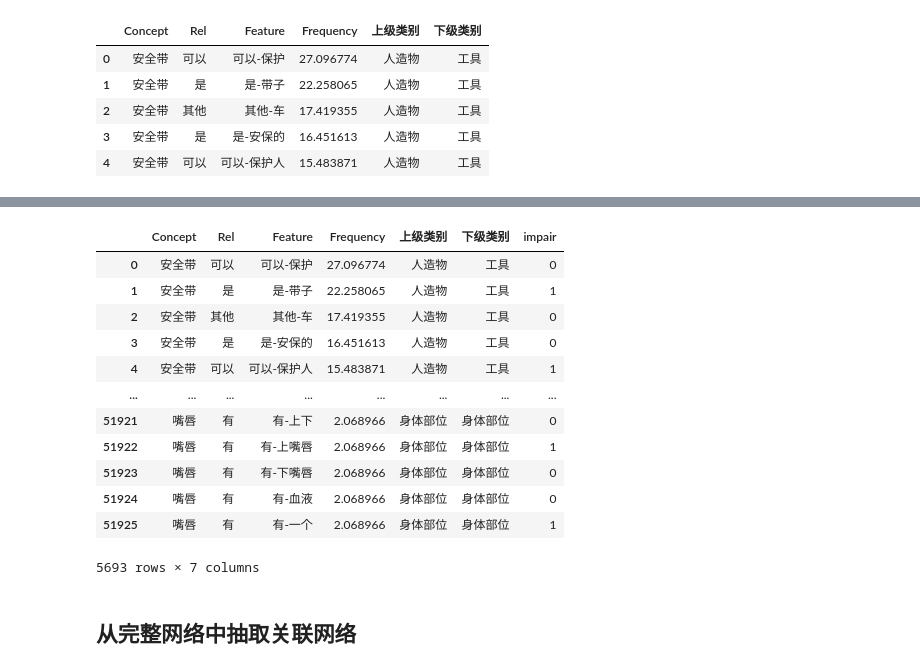
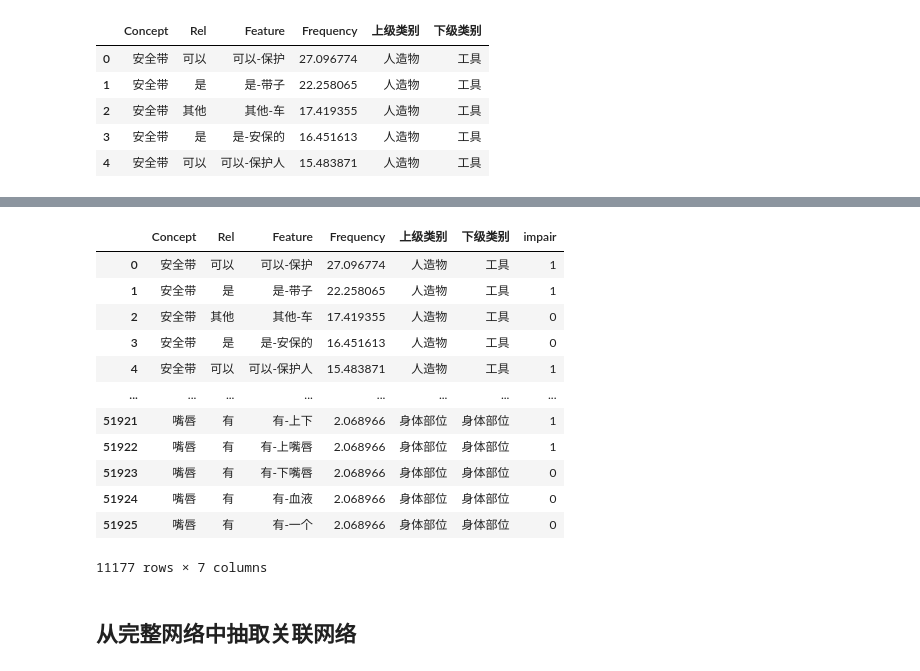
Before and after one commit to JoseZhangSH/SemanticNetwork_DataAnalysis, a Jupyter notebook: data/Data Processing.ipynb, the cells around one changed output, grey strips where cells are left out. Cells and saved outputs as stored; diff of their text form; code cells hidden in the pictures.

Commit message:
upload sample data with 276 nodes
upload sample data with 276 nodes

```diff
--- a/data/Data Processing.ipynb
+++ b/data/Data Processing.ipynb
@@ -71,6 +50,10 @@ for subcategory in subcategories:
+# %%
+cues = []
+for subcategory in subcategories:
+    cues.append(list(df_concepts[df_concepts['下级类别']==subcategory].sort_values(by=['familiarity', 'coverage','concretness'],ascending=False).head(10)["Label"]))
 # %%
 ## 提示词
-cues = [
+# cues = [
 #     ['耳朵','手掌', '脚后跟','肩膀','牙齿','鼻子'],
 #     ['鸽子','麻雀', '燕子','天鹅','喜鹊','猫头鹰'],
 #     ['猴子','狮子', '兔子','老虎','老鼠','奶牛'],
@@ -81,35 +64,6 @@ cues = [
 #     ['衬衫','毛衣', '夹克','袜子','围巾','裤子'],
 #     ['沙发','椅子', '餐桌','书柜','马桶','冰箱'],
 #     ['扫帚','雨伞', '剪刀','纱布','拐杖','筷子']
-
-    ['安全带', '洗脸盆', '针', '钢笔', '锄头'] ,
-    ['餐刀', '汤碗', '碗', '茶壶', '汤匙'] ,
-    ['鹰', '秃鹰', '燕子', '喜鹊', '野鸡'] ,
-    ['鸡蛋', '巧克力冰淇淋', '大饼', '炸酱面', '三明治'] ,
-    ['台式电脑', '灯', '复印机', '手机', '电动牙刷'] ,
-    ['橙汁', '葡萄汁', '牛奶', '豆浆', '全脂牛奶'] ,
-    ['轿车', '房车', '公交车', '马车', '有轨电车'] ,
-    ['衬衫', '跑鞋', '夹克', '风衣', '手套'] ,
-    ['老虎', '豹子', '狮子', '麋鹿', '狼'] ,
-    ['高尔夫球场', '茅草屋', '电话亭', '假山', '石碑'] ,
-    ['瓜', '番茄', '西红柿', '小白菜', '丝瓜'] ,
-    ['水蜜桃', '柑橘', '西瓜', '蜜桃', '葡萄'] ,
-    ['松树', '竹子', '槐树', '垂柳', '柳树'] ,
-    ['豆豉', '辣椒酱', '白糖', '番茄酱', '味精'] ,
-    ['蜥蜴', '瓢虫', '蜻蜓', '蜘蛛', '萤火虫'] ,
-    ['水晶', '星星', '地球', '煤气', '瀑布'] ,
-    ['郁金香', '莲花', '菊花', '捕蝇草', '雏菊'] ,
-    ['乒乓球', '球拍', '羽毛球拍', '排球', '羽毛球'] ,
-    ['沙发', '弹簧床垫', '毛毯', '旋转椅', '床垫'] ,
-    ['鲨鱼', '鲸鱼', '螺蛳', '水母', '牡蛎'] ,
-    ['手术刀', '纱布', '体温计', '呼吸机', '创可贴'] ,
-    ['骰子', '气球', '水晶球', '水枪', '摩天轮'] ,
-    ['腿', '羽毛', '胡须', '嘴唇', '耳朵'] ,
-    ['弹簧刀', '刺刀', '刀', '飞镖', '坦克'] ,
-    ['音乐盒', '钢琴', '电吉他', '小提琴', '扩音器'] ,
-    ['豪华客轮', '游轮', '独木舟', '游艇', '皮艇'] ,
-    ['牛排', '生鱼片', '鸭肉', '鱼丸', '肉丸'] ,
-    ['飞机', '直升机', '航天飞机', '热气球', '太空舱']
-]
+# ]
 
 cues = sum(cues,[])
@@ -168,18 +104,0 @@ def Sample_PWA(df, sample_rate, mark_col):
-# %%
-df_sample = Sample_PWA(df_complete_individual, 0.7, 'impair')
-# %%
-df_sample
-# %% [output]
-|  | Concept | Rel | Feature | Frequency | 上级类别 | 下级类别 | impair |
-| 0 | 安全带 | 可以 | 可以-保护 | 27.096774 | 人造物 | 工具 | 0 |
-| 1 | 安全带 | 是 | 是-带子 | 22.258065 | 人造物 | 工具 | 1 |
-| 2 | 安全带 | 其他 | 其他-车 | 17.419355 | 人造物 | 工具 | 0 |
-| 3 | 安全带 | 是 | 是-安保的 | 16.451613 | 人造物 | 工具 | 0 |
-| 4 | 安全带 | 可以 | 可以-保护人 | 15.483871 | 人造物 | 工具 | 1 |
-| ... | ... | ... | ... | ... | ... | ... | ... |
-| 51921 | 嘴唇 | 有 | 有-上下 | 2.068966 | 身体部位 | 身体部位 | 0 |
-| 51922 | 嘴唇 | 有 | 有-上嘴唇 | 2.068966 | 身体部位 | 身体部位 | 1 |
-| 51923 | 嘴唇 | 有 | 有-下嘴唇 | 2.068966 | 身体部位 | 身体部位 | 0 |
-| 51924 | 嘴唇 | 有 | 有-血液 | 2.068966 | 身体部位 | 身体部位 | 0 |
-| 51925 | 嘴唇 | 有 | 有-一个 | 2.068966 | 身体部位 | 身体部位 | 1 |
-5693 rows × 7 columns
@@ -186,3 +122,21 @@ df_sample
+# %%
+df_impair_individual = Sample_PWA(df_complete_individual, 0.7, 'impair')
+# %%
+df_impair_individual
+# %% [output]
+|  | Concept | Rel | Feature | Frequency | 上级类别 | 下级类别 | impair |
+| 0 | 安全带 | 可以 | 可以-保护 | 27.096774 | 人造物 | 工具 | 1 |
+| 1 | 安全带 | 是 | 是-带子 | 22.258065 | 人造物 | 工具 | 1 |
+| 2 | 安全带 | 其他 | 其他-车 | 17.419355 | 人造物 | 工具 | 0 |
+| 3 | 安全带 | 是 | 是-安保的 | 16.451613 | 人造物 | 工具 | 0 |
+| 4 | 安全带 | 可以 | 可以-保护人 | 15.483871 | 人造物 | 工具 | 1 |
+| ... | ... | ... | ... | ... | ... | ... | ... |
+| 51921 | 嘴唇 | 有 | 有-上下 | 2.068966 | 身体部位 | 身体部位 | 1 |
+| 51922 | 嘴唇 | 有 | 有-上嘴唇 | 2.068966 | 身体部位 | 身体部位 | 1 |
+| 51923 | 嘴唇 | 有 | 有-下嘴唇 | 2.068966 | 身体部位 | 身体部位 | 0 |
+| 51924 | 嘴唇 | 有 | 有-血液 | 2.068966 | 身体部位 | 身体部位 | 0 |
+| 51925 | 嘴唇 | 有 | 有-一个 | 2.068966 | 身体部位 | 身体部位 | 0 |
+11177 rows × 7 columns
 # %%
 #为neo4j存储
 #df_impair_individual.to_csv('CCFD_60_words_0.7_sampleRate.csv',index=False)
```
Also changed, not shown: parts of 22 cells of this notebook, 2 other files.
